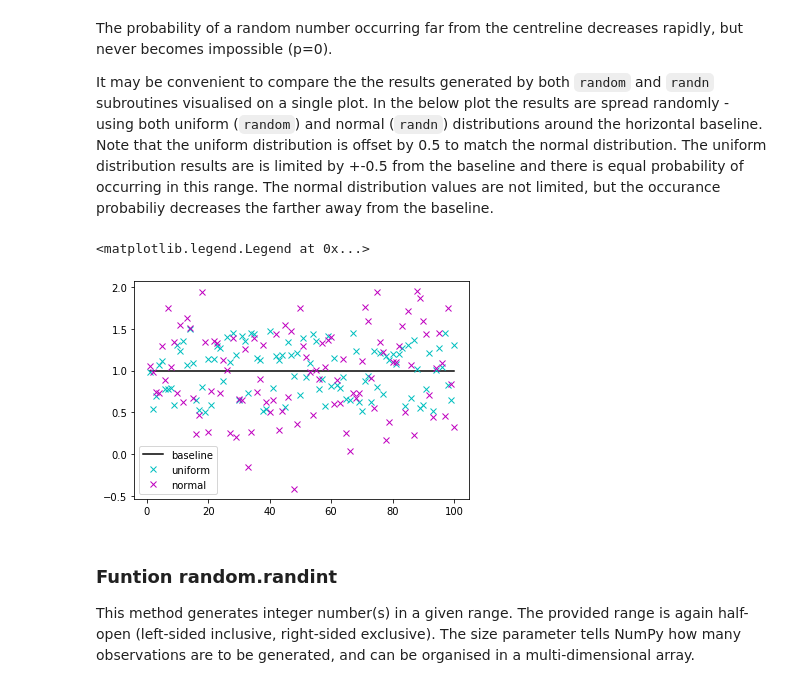
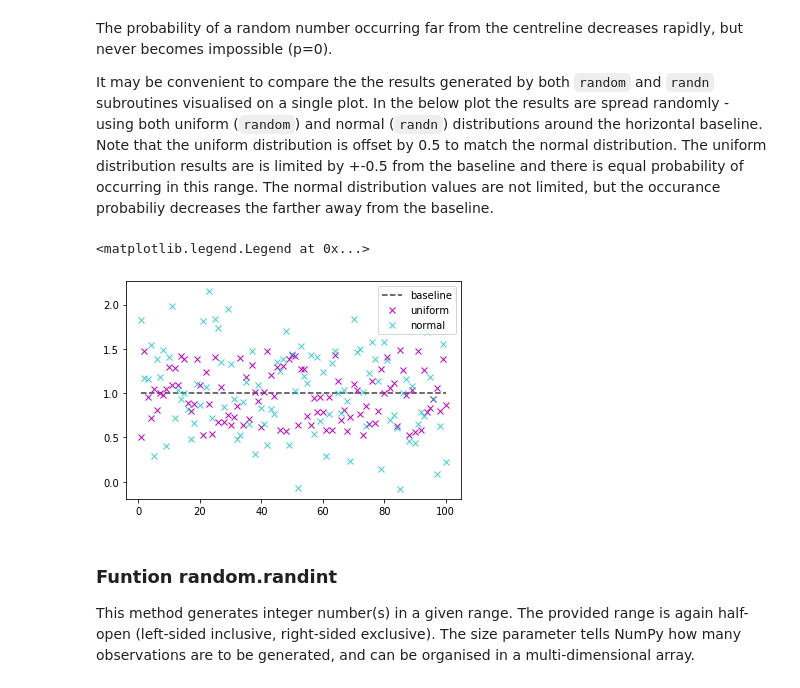
Before and after one commit to andkoc001/fun-with-numpy-random, a Jupyter notebook: exploring-random-numpy.ipynb, the cells around one changed output. Cells and saved outputs as stored; diff of their text form; code cells hidden in the pictures.

```diff
--- a/exploring-random-numpy.ipynb
+++ b/exploring-random-numpy.ipynb
@@ -102,26 +102,26 @@ It may be convenient to compare the the results generated by both `random` and `
 # %%
 # Plotting random distribution vs normal distribution.
 x = np.arange(0.0, 101, 1) # set range of x values for plotting
 
 # horizontal lines
 y = x/x # constant horizontal line against x - will be used as a baseline for showing random noise
 
-plt.plot(x, y, 'k-', label='baseline') # baseline for uniform distribution noise
+plt.plot(x, y, 'k--', label='baseline', alpha=0.75) # baseline for uniform distribution noise
 
 # random data points
 noise_uniform = np.random.random(size=(len(x)))-0.5 # random (uniform) noise in on (0,1] and offset by0.5 in order to centralise about the base line, at y=1
 noise_normal = np.random.normal(0.0, 0.5, len(x)) # normal distribution of noise
 
 # Uniform distribution
-plt.plot(x, y + noise_uniform, 'cx', label='uniform') # cyan x-es denote random noise value for each sample
+plt.plot(x, y + noise_uniform, 'mx', label='uniform') # magneta x-es denote random noise value for each sample
 
 # Normal distribution
-plt.plot(x, y + noise_normal, 'mx', label='normal') # magneta x-es denote normal noise value for each sample
+plt.plot(x, y + noise_normal, 'cx', label='normal', alpha=0.75) # cyan x-es denote normal noise value for each sample
 
 plt.legend()
 # %% [output]
 <matplotlib.legend.Legend at 0x...>
-[figure, old version]
+[figure, new version]
 # %% [markdown]
 ### Funtion random.randint
 
```
Also changed, not shown: parts of 28 cells of this notebook.
